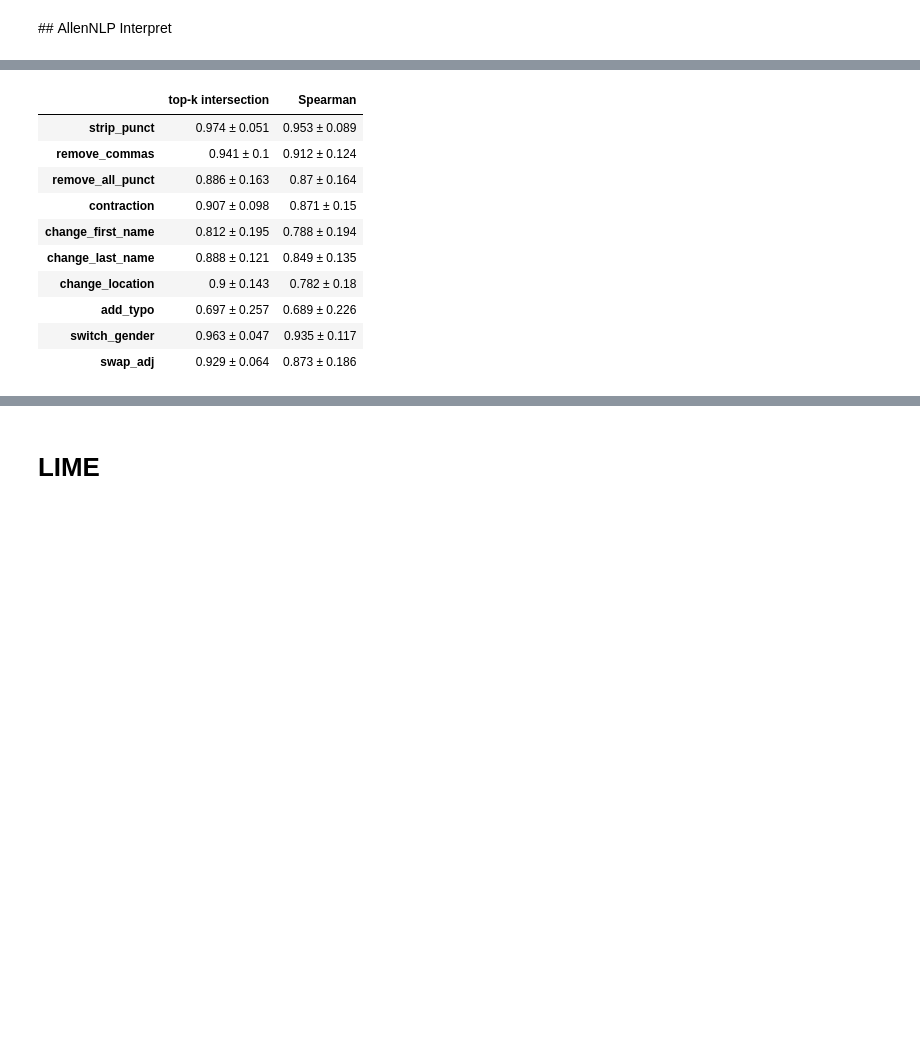
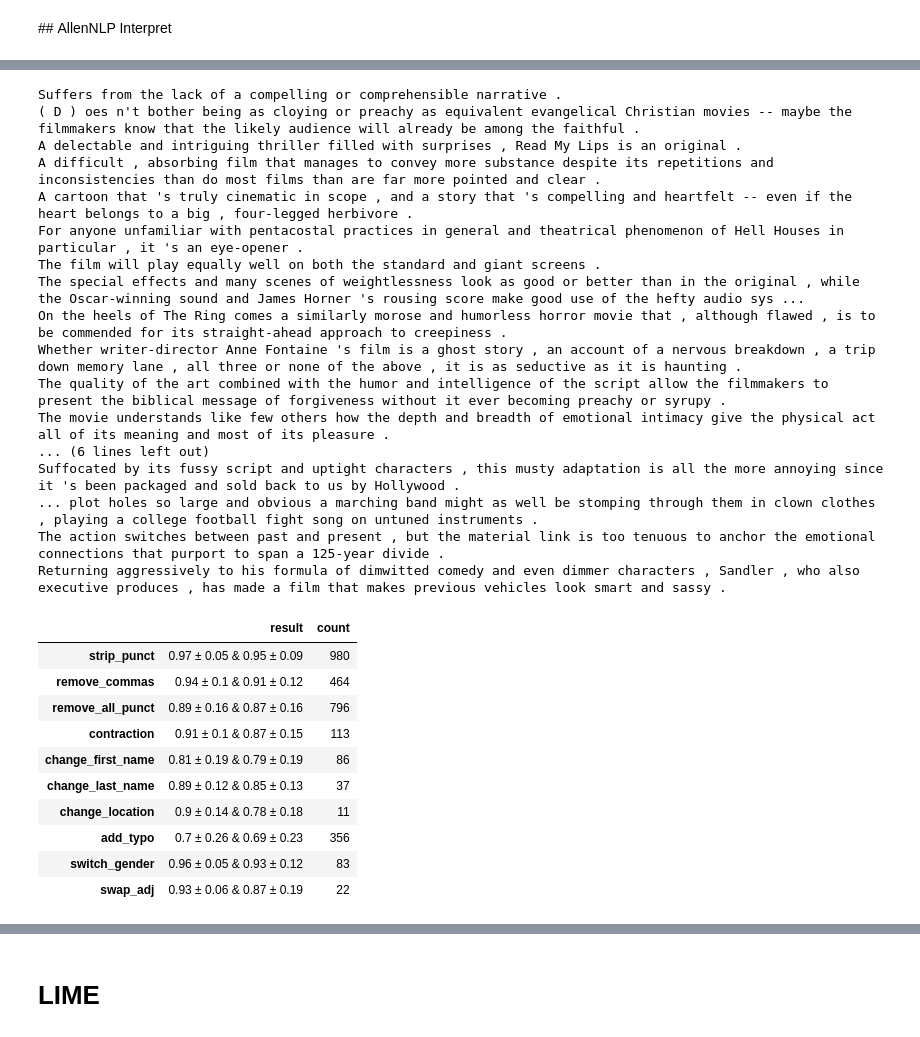
Before and after one commit to stevieg3/ucl-nlp-group-project, a Jupyter notebook: notebooks/experiments/Evaluation_Demo.ipynb, the cells around one changed output, grey strips where cells are left out. Cells and saved outputs as stored; diff of their text form; code cells hidden in the pictures; blank space fills up the shorter version.

```diff
--- a/notebooks/experiments/Evaluation_Demo.ipynb
+++ b/notebooks/experiments/Evaluation_Demo.ipynb
@@ -157,7 +157,7 @@ https://upload.disroot.org/r/_3rS3BsN#C/GGVAC1StHrFX/BEcT8zjGzGAhfWFeZc+wJ1uwyoa
 They should then be saved in the local Github folders '/models/bcn-sst_output' or '/models/bcn-agnews_output'
 # %%
 bcn = BCNModel()
-bcn.load_model(agnews)
+bcn.load_model(sst)
 # %% [markdown]
 ## AllenNLP Interpret
 # %%
@@ -169,0 +172,6 @@ explainer = AllenNLPExplainer1
+# %%
+for r in range(rows_to_review):
+    sentence['orig'] = df.iloc[r, orig_col_index]
+    if 'Ecks' in sentence['orig']:
+        print(r)
+        print(sentence['orig'])
@@ -170,5 +181,5 @@ explainer = AllenNLPExplainer1
 # %%
-output_dict= {}
+# output_dict= {}
 
 rows_to_review = len(df)
 # rows_to_review = 10
@@ -177,6 +188,8 @@ for r in range(rows_to_review):
 
     if r % 200 == 0:
         print(r)
+    if r != 216:
+        continue
 
     output_dict_r = {}
 
@@ -272,10 +285,10 @@ for r in range(rows_to_review):
                                                    'orig_weights':orig_score_for_comparison,
                                                    'perturb_weights':scores[perturbation],
                                                    'spearman_correl':comparison_spearman}
-#                     print(perturbation)
+                    print(perturbation)
 
-#                     visualise_weights(tokens['orig'], scores['orig'])
-#                     visualise_weights(tokens[perturbation], scores[perturbation])
-    output_dict[r]=output_dict_r
+                    visualise_weights(tokens['orig'], scores['orig'])
+                    visualise_weights(tokens[perturbation], scores[perturbation])
+#     output_dict[r]=output_dict_r
 # %% [output]
 0
@@ -302,40 +314,59 @@ pickle.dump(output_dict, open('./notebooks/experiments/grad_bcn_agnews.p', "wb")
 # %%
-# load_dict = pickle.load(open('/Volumes/LaCie/COMP87/OK_code/grad_bcn_sst.p', "rb"))
+output_dict = pickle.load(open('./notebooks/experiments/results_bcn/grad_bcn_agnews.p', "rb"))
 # %%
 # mean and std
 
-results_df = pd.DataFrame(data = None, index = perturbation_list, columns = ['top-k intersection', 'Spearman'])
+results_df = pd.DataFrame(data = None, index = perturbation_list, columns = ['result', 'count'])
 
 for p in range(len(perturbation_list)):
     perturbation = perturbation_list[p]
     spearman = []
     top_k = []
-    for i in range(len(df)):
+    for i in range(len(output_dict)):
         if output_dict[i][perturbation] != None:
             spearman.append(output_dict[i][perturbation]['spearman_correl'])
             top_k.append(output_dict[i][perturbation]['top_K_score'])
     np_spearman = np.array(spearman)
-    spearman_mean = round(np.mean(np_spearman),3)
-    spearman_std = round(np.std(np_spearman),3)
+    spearman_mean = round(np.mean(np_spearman),2)
+    spearman_std = round(np.std(np_spearman),2)
     np_top_k = np.array(top_k)
-    top_k_mean = round(np.mean(np_top_k),3)
-    top_k_std = round(np.std(np_top_k),3)
-    results_df.iloc[p,0] = f'{spearman_mean} ± {spearman_std}'
-    results_df.iloc[p,1] = f'{top_k_mean} ± {top_k_std}'
+    top_k_mean = round(np.mean(np_top_k),2)
+    top_k_std = round(np.std(np_top_k),2)
+    results_df.iloc[p,0] = f'{spearman_mean} ± {spearman_std} & {top_k_mean} ± {top_k_std}'
+    results_df.iloc[p,1] = np_spearman.shape[0]
+#     results_df.iloc[p,0] = f'{spearman_mean} ± {spearman_std}'
+#     results_df.iloc[p,1] = f'{top_k_mean} ± {top_k_std}'
 
 results_df
 # %% [output]
+Suffers from the lack of a compelling or comprehensible narrative .
+( D ) oes n't bother being as cloying or preachy as equivalent evangelical Christian movies -- maybe the filmmakers know that the likely audience will already be among the faithful .
+A delectable and intriguing thriller filled with surprises , Read My Lips is an original .
+A difficult , absorbing film that manages to convey more substance despite its repetitions and inconsistencies than do most films than are far more pointed and clear .
+A cartoon that 's truly cinematic in scope , and a story that 's compelling and heartfelt -- even if the heart belongs to a big , four-legged herbivore .
+For anyone unfamiliar with pentacostal practices in general and theatrical phenomenon of Hell Houses in particular , it 's an eye-opener .
+The film will play equally well on both the standard and giant screens .
+The special effects and many scenes of weightlessness look as good or better than in the original , while the Oscar-winning sound and James Horner 's rousing score make good use of the hefty audio sys ...
+On the heels of The Ring comes a similarly morose and humorless horror movie that , although flawed , is to be commended for its straight-ahead approach to creepiness .
+Whether writer-director Anne Fontaine 's film is a ghost story , an account of a nervous breakdown , a trip down memory lane , all three or none of the above , it is as seductive as it is haunting .
+The quality of the art combined with the humor and intelligence of the script allow the filmmakers to present the biblical message of forgiveness without it ever becoming preachy or syrupy .
+The movie understands like few others how the depth and breadth of emotional intimacy give the physical act all of its meaning and most of its pleasure .
+... (6 lines left out)
+Suffocated by its fussy script and uptight characters , this musty adaptation is all the more annoying since it 's been packaged and sold back to us by Hollywood .
+... plot holes so large and obvious a marching band might as well be stomping through them in clown clothes , playing a college football fight song on untuned instruments .
+The action switches between past and present , but the material link is too tenuous to anchor the emotional connections that purport to span a 125-year divide .
+Returning aggressively to his formula of dimwitted comedy and even dimmer characters , Sandler , who also executive produces , has made a film that makes previous vehicles look smart and sassy .
-|  | top-k intersection | Spearman |
-| strip_punct | 0.974 ± 0.051 | 0.953 ± 0.089 |
-| remove_commas | 0.941 ± 0.1 | 0.912 ± 0.124 |
-| remove_all_punct | 0.886 ± 0.163 | 0.87 ± 0.164 |
-| contraction | 0.907 ± 0.098 | 0.871 ± 0.15 |
-| change_first_name | 0.812 ± 0.195 | 0.788 ± 0.194 |
-| change_last_name | 0.888 ± 0.121 | 0.849 ± 0.135 |
-| change_location | 0.9 ± 0.143 | 0.782 ± 0.18 |
-| add_typo | 0.697 ± 0.257 | 0.689 ± 0.226 |
-| switch_gender | 0.963 ± 0.047 | 0.935 ± 0.117 |
-| swap_adj | 0.929 ± 0.064 | 0.873 ± 0.186 |
+|  | result | count |
+| strip_punct | 0.97 ± 0.05 & 0.95 ± 0.09 | 980 |
+| remove_commas | 0.94 ± 0.1 & 0.91 ± 0.12 | 464 |
+| remove_all_punct | 0.89 ± 0.16 & 0.87 ± 0.16 | 796 |
+| contraction | 0.91 ± 0.1 & 0.87 ± 0.15 | 113 |
+| change_first_name | 0.81 ± 0.19 & 0.79 ± 0.19 | 86 |
+| change_last_name | 0.89 ± 0.12 & 0.85 ± 0.13 | 37 |
+| change_location | 0.9 ± 0.14 & 0.78 ± 0.18 | 11 |
+| add_typo | 0.7 ± 0.26 & 0.69 ± 0.23 | 356 |
+| switch_gender | 0.96 ± 0.05 & 0.93 ± 0.12 | 83 |
+| swap_adj | 0.93 ± 0.06 & 0.87 ± 0.19 | 22 |
 # %%
 mean_spearman = np.zeros((10,2))
 
```
Also changed, not shown: parts of 22 cells of this notebook.
